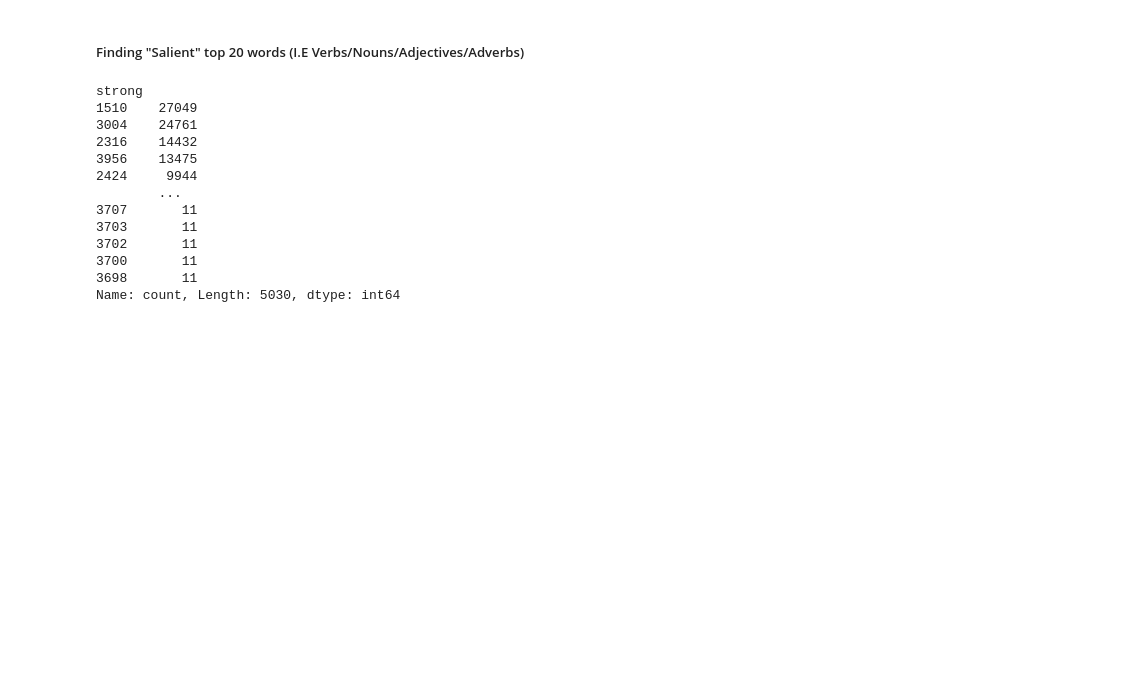
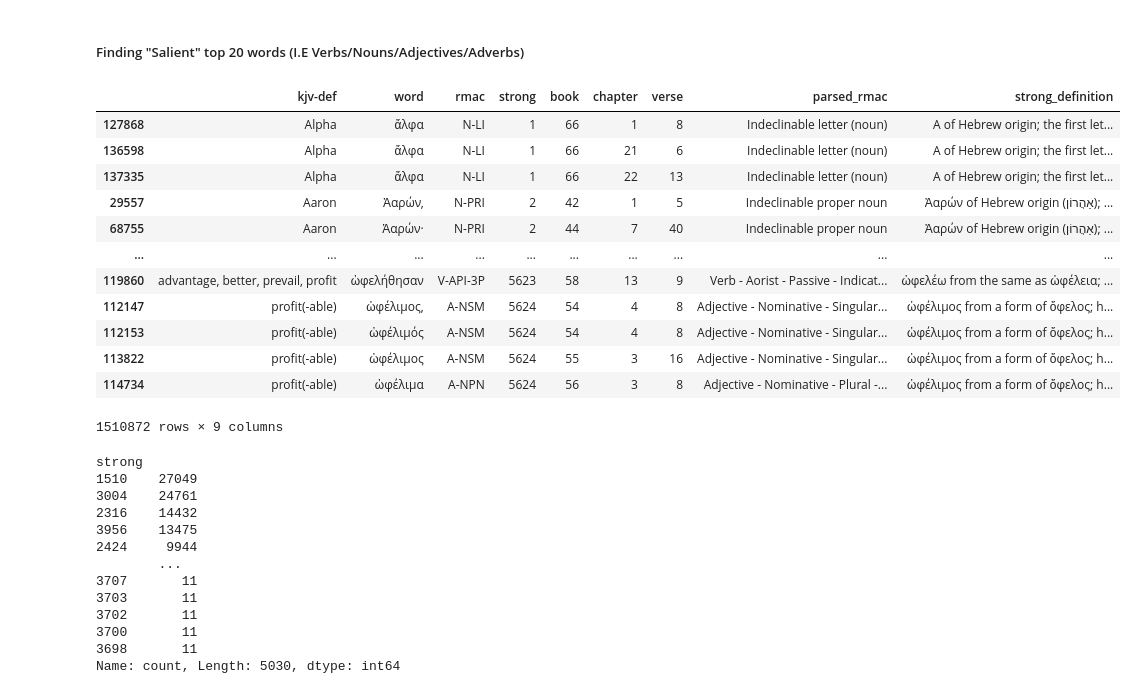
Before and after one commit to Tussky/Datascience-problem-set, a Jupyter notebook: PS2_StatisticalTests.ipynb, the cells around one changed output. Drawn from its saved outputs; the diff is of its cells as text; code cells hidden in the pictures; blank space fills up the shorter version.

```diff
--- a/PS2_StatisticalTests.ipynb
+++ b/PS2_StatisticalTests.ipynb
@@ -63,10 +63,25 @@ strongs_dictionary = pd.read_pickle("./pickles/ps1/strongs_dictionary")
 # %%
 new_testament = pd.merge(
     strongs_dictionary,
     new_testament,
     left_index=True,
     right_on="strong"
-)
+).drop("greek-word", axis=1)
+new_testament
+# %% [output]
+|  | kjv-def | word | rmac | strong | book | chapter | verse | parsed_rmac | strong_definition |
+| 127868 | Alpha | ἄλφα | N-LI | 1 | 66 | 1 | 8 | Indeclinable letter (noun) | Α of Hebrew origin; the first let... |
+| 136598 | Alpha | ἄλφα | N-LI | 1 | 66 | 21 | 6 | Indeclinable letter (noun) | Α of Hebrew origin; the first let... |
+| 137335 | Alpha | ἄλφα | N-LI | 1 | 66 | 22 | 13 | Indeclinable letter (noun) | Α of Hebrew origin; the first let... |
+| 29557 | Aaron | Ἀαρών, | N-PRI | 2 | 42 | 1 | 5 | Indeclinable proper noun | Ἀαρών of Hebrew origin (אַהֲרוֹן); ... |
+| 68755 | Aaron | Ἀαρών· | N-PRI | 2 | 44 | 7 | 40 | Indeclinable proper noun | Ἀαρών of Hebrew origin (אַהֲרוֹן); ... |
+| ... | ... | ... | ... | ... | ... | ... | ... | ... | ... |
+| 119860 | advantage, better, prevail, profit | ὠφελήθησαν | V-API-3P | 5623 | 58 | 13 | 9 | Verb - Aorist - Passive - Indicat... | ὠφελέω from the same as ὠφέλεια; ... |
+| 112147 | profit(-able) | ὠφέλιμος, | A-NSM | 5624 | 54 | 4 | 8 | Adjective - Nominative - Singular... | ὠφέλιμος from a form of ὄφελος; h... |
+| 112153 | profit(-able) | ὠφέλιμός | A-NSM | 5624 | 54 | 4 | 8 | Adjective - Nominative - Singular... | ὠφέλιμος from a form of ὄφελος; h... |
+| 113822 | profit(-able) | ὠφέλιμος | A-NSM | 5624 | 55 | 3 | 16 | Adjective - Nominative - Singular... | ὠφέλιμος from a form of ὄφελος; h... |
+| 114734 | profit(-able) | ὠφέλιμα | A-NPN | 5624 | 56 | 3 | 8 | Adjective - Nominative - Plural -... | ὠφέλιμος from a form of ὄφελος; h... |
+1510872 rows × 9 columns
 # %%
 # Forming Part of Speech
 new_testament["part_speech"] = new_testament["parsed_rmac"].apply(lambda x: x.split()[0])
```
Also changed, not shown: parts of 7 cells of this notebook.
